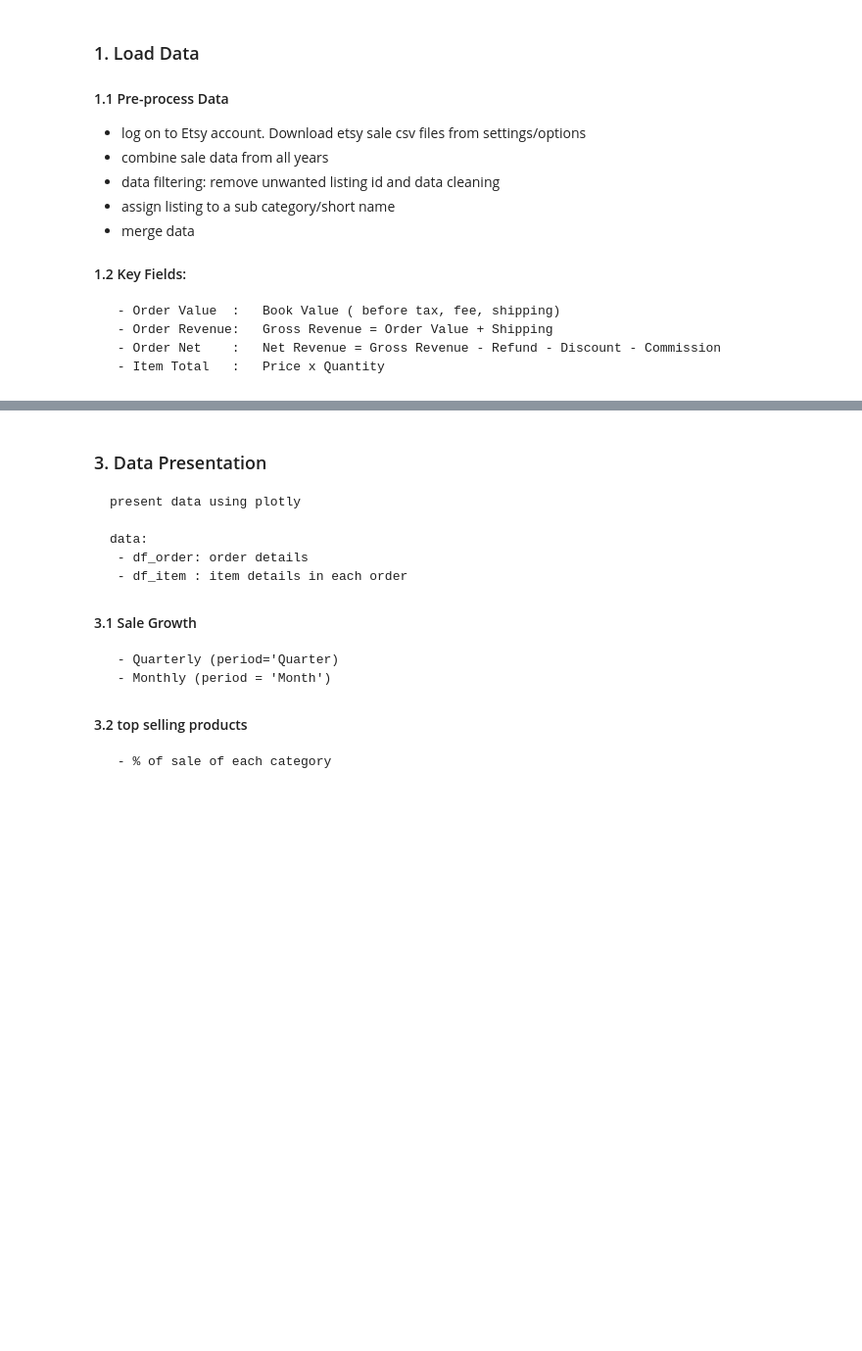
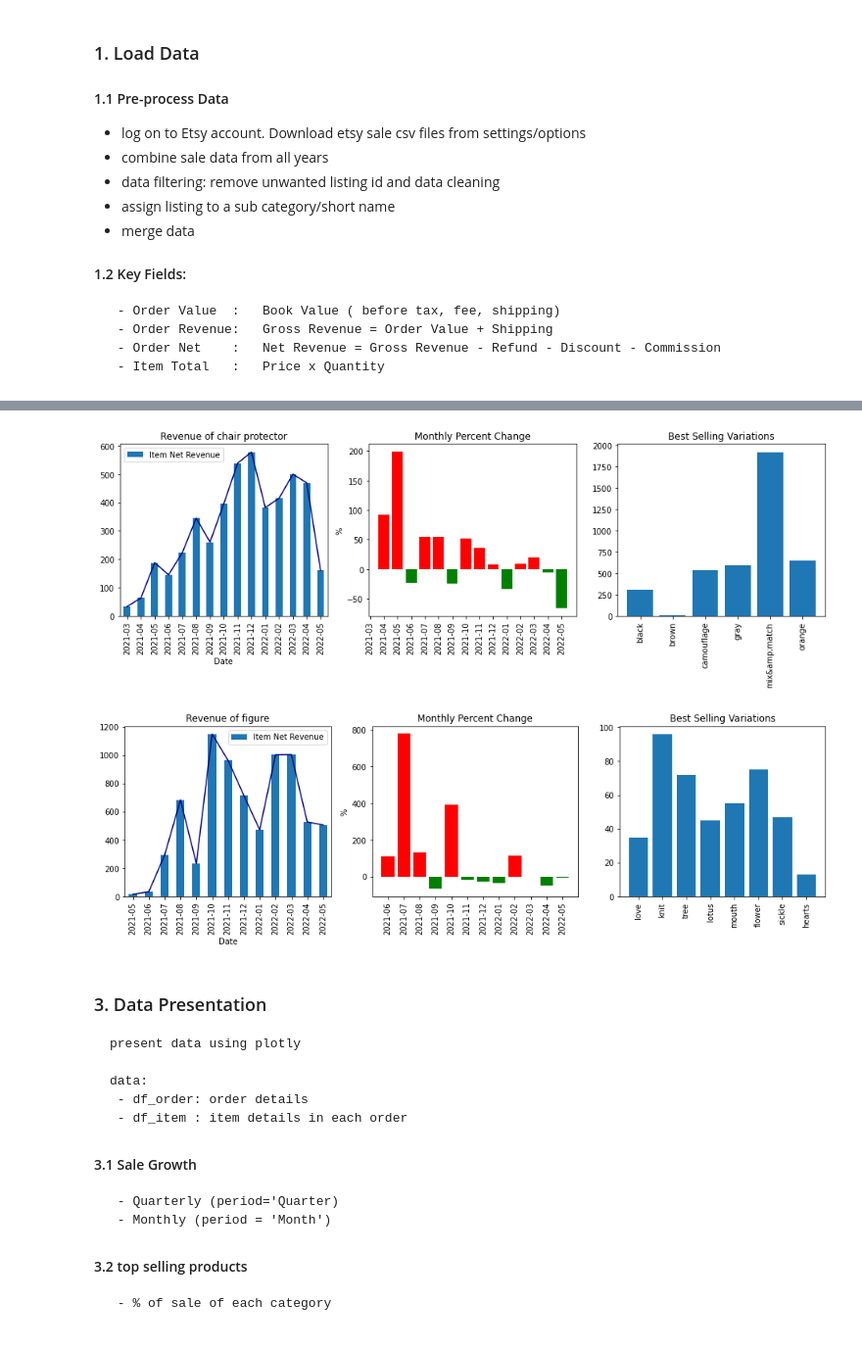
Before and after one commit to mumuxi15/02-Data-Science-Project, a Jupyter notebook: 22-Etsy Sale/sale_analysis.ipynb, the cells around one changed output, grey strips where cells are left out. Shown at 98% size. Saved outputs shown, nothing was run; the diff lists cells and outputs as text; code cells hidden in the pictures; blank space fills up the shorter version.

Commit message:
added more charts

```diff
--- a/22-Etsy Sale/sale_analysis.ipynb
+++ b/22-Etsy Sale/sale_analysis.ipynb
@@ -249,3 +259,50 @@ Have at least 3 Month's supply
+# %%
+def select_category(category):
+
+    df = orders[orders['Category']==category].copy()
+    df['Variations'] = df['Variations'].str.replace('Pattern','Style')
+    df['Date'] = df['Sale Date'].dt.to_period('M')
+
+
+    if category == 'chair protector':
+        df['Count'] = df['Variations'].str.extract('(\d+)').fillna(1).astype(int)
+        df['Count'] = df['Count']*df['Quantity']
+        df['Pattern'] = df['Variations'].str.split(',').str[0]
+        df['Pattern'] = df['Pattern'].str.replace('color:','')
+        bs = df.groupby(by='Pattern').agg({'Count':'sum'})['Count']
+
+    elif category == 'figure':
+        bs = df.groupby(by='Variations').agg({'Quantity':'sum'}).reset_index()
+        patterns = ['love','knit','tree','lotus','mouth','flower','sickle','hearts']
+        for s in patterns:
+            bs[s] =  (bs['Variations'].str.contains(s).astype(int)).multiply(bs['Quantity'])
+        bs = bs[patterns].sum(axis=0)
+    else:
+        return 'NEW CATEGORY NEEDS TO BE ADDED'
+
+    fig, (ax1, ax2, ax3) = plt.subplots(figsize=(16, 4),ncols=3)
+
+    chart = df.groupby(by=['Date']).agg({'Item Net Revenue':'sum'})
+    chart.plot(y=['Item Net Revenue'], kind='bar',ax=ax1)
+    ax1.plot(chart['Item Net Revenue'].values, color='navy')
+    ax1.set_title('Revenue of '+category)
+
+    chart['pct'] = chart['Item Net Revenue'].pct_change()*100
+    ax2.bar(chart.index.to_series().astype(str),chart['pct'],color=(chart['pct'] > 0).map({True:'r',False:'g'}))
+    ax2.set_ylabel('%')
+    ax2.tick_params(axis='x', rotation=90)
+    ax2.set_title('Monthly Percent Change')
+
+    ax3.bar(bs.index,bs)
+    ax3.tick_params(axis='x', rotation=90)
+    ax3.set_title('Best Selling Variations')
+    return
+
+select_category(category='chair protector')
+select_category(category='figure')
+# %% [output]
+[figure, added]
+[figure, added]
 # %% [markdown]
 ### 3. Data Presentation
     present data using plotly
```
Also changed, not shown: parts of 10 cells of this notebook.
